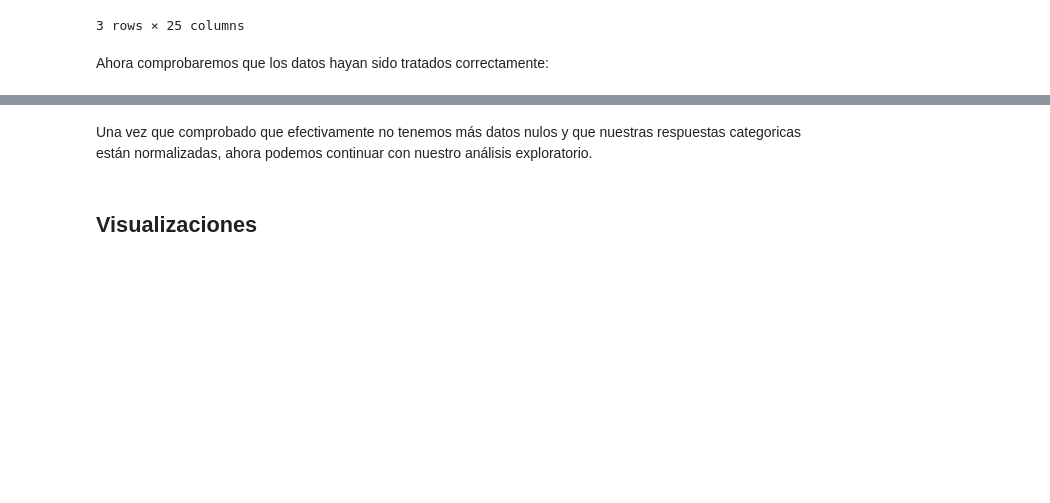
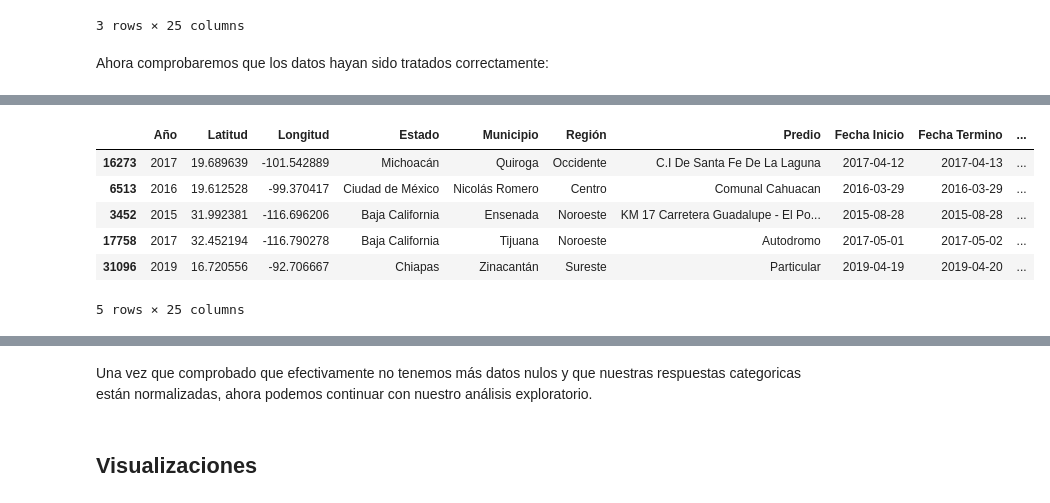
Before and after one commit to Valamca/Fires_Mexico_2015-2023, a Jupyter notebook: Incendios_forestales.ipynb, the cells around one changed output, grey strips where cells are left out. Cells and saved outputs as stored; diff of their text form; code cells hidden in the pictures; blank space fills up the shorter version.

```diff
--- a/Incendios_forestales.ipynb
+++ b/Incendios_forestales.ipynb
@@ -216,0 +223,10 @@ Ahora comprobaremos que los datos hayan sido tratados correctamente:
+# %%
+df[df["Detección"].str.contains(r'\d{1}\.\d+')].sample(5)
+# %% [output]
+|  | Año | Latitud | Longitud | Estado | Municipio | Región | Predio | Fecha Inicio | Fecha Termino | ... |
+| 16273 | 2017 | 19.689639 | -101.542889 | Michoacán | Quiroga | Occidente | C.I De Santa Fe De La Laguna | 2017-04-12 | 2017-04-13 | ... |
+| 6513 | 2016 | 19.612528 | -99.370417 | Ciudad de México | Nicolás Romero | Centro | Comunal Cahuacan | 2016-03-29 | 2016-03-29 | ... |
+| 3452 | 2015 | 31.992381 | -116.696206 | Baja California | Ensenada | Noroeste | KM 17 Carretera Guadalupe - El Po... | 2015-08-28 | 2015-08-28 | ... |
+| 17758 | 2017 | 32.452194 | -116.790278 | Baja California | Tijuana | Noroeste | Autodromo | 2017-05-01 | 2017-05-02 | ... |
+| 31096 | 2019 | 16.720556 | -92.706667 | Chiapas | Zinacantán | Sureste | Particular | 2019-04-19 | 2019-04-20 | ... |
+5 rows × 25 columns
```
Also changed, not shown: parts of 27 cells of this notebook.
